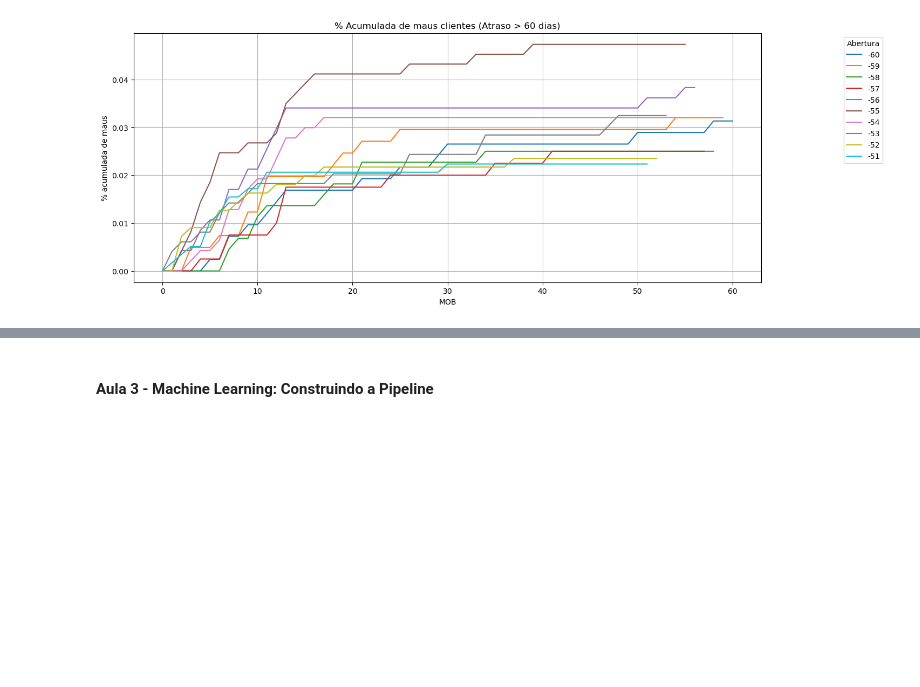
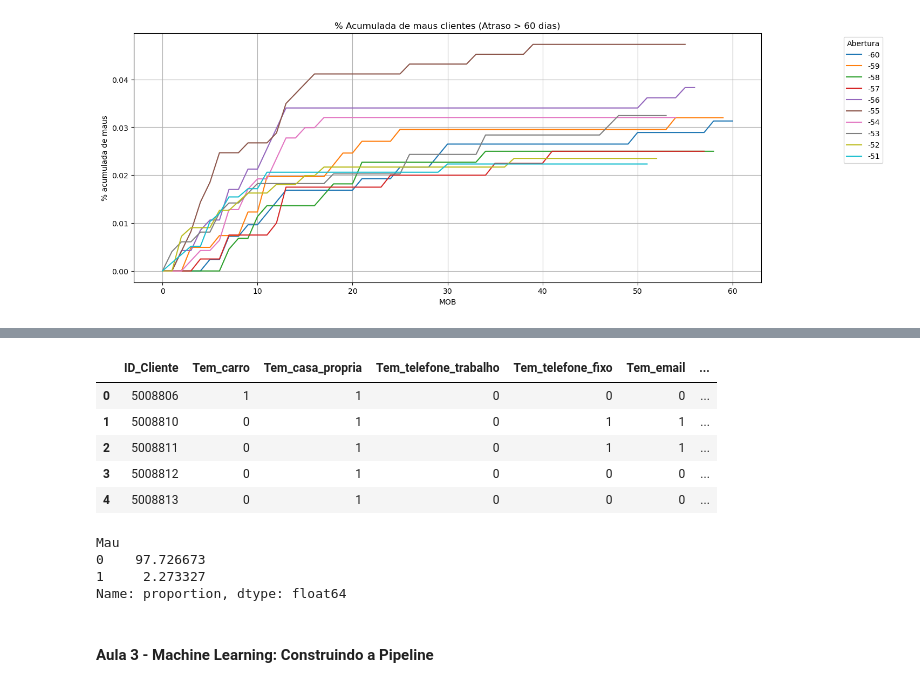
Before and after one commit to RicardViana/fiap-data-viz-and-production-models, a Jupyter notebook: deploy_de_aplicacoes.ipynb, the cells around one changed output, grey strips where cells are left out. Cells and saved outputs as stored; diff of their text form; code cells hidden in the pictures; blank space fills up the shorter version.

```diff
--- a/deploy_de_aplicacoes.ipynb
+++ b/deploy_de_aplicacoes.ipynb
@@ -815,0 +899,9 @@ plt.show()
+# %%
+# Data frame com janela maior que 12
+
+df_clientes_aprovados_tratamento1 = df_clientes_aprovados.query('Janela >= 12').copy()
+# %%
+
+df_registros_creditos_id = pd.DataFrame(df_clientes_aprovados_tratamento1.groupby('ID_Cliente').apply(verifica, include_groups=False)).reset_index()
+df_registros_creditos_id.columns = ['ID_Cliente', 'Mau']
+df_registros_creditos_id.head()
@@ -816,3 +915,44 @@ plt.show()
+# %%
+# Criar coluna target
+
+# Tratativa necessarias
+coluna = df_cadastrados_limpo['Rendimento_anual']
+
+coluna_med = coluna.mean()
+coluna_std = coluna.std()
+
+limite_sup = coluna_med + (2 * coluna_std)
+limite_inf = coluna_med - (2 * coluna_std)
+
+index_outliers = []
+
+for index, valor in coluna.items():
+  if valor > limite_sup or valor < limite_inf:
+    index_outliers.append(index)
+
+# Criar data frame cadastrados_tratamento1
+df_clientes_cadastrados_sem_outliers = df_cadastrados_limpo.drop(index_outliers)
+df_clientes_cadastrados_tratamento1 = df_clientes_cadastrados_sem_outliers
+
+# Criar data frame target
+df_registro_clientes_targets = df_clientes_cadastrados_tratamento1.merge(df_registros_creditos_id, on='ID_Cliente')
+df_registro_clientes_targets.head()
+# %% [output]
+|  | ID_Cliente | Tem_carro | Tem_casa_propria | Tem_telefone_trabalho | Tem_telefone_fixo | Tem_email | ... |
+| 0 | 5008806 | 1 | 1 | 0 | 0 | 0 | ... |
+| 1 | 5008810 | 0 | 1 | 0 | 1 | 1 | ... |
+| 2 | 5008811 | 0 | 1 | 0 | 1 | 1 | ... |
+| 3 | 5008812 | 0 | 1 | 0 | 0 | 0 | ... |
+| 4 | 5008813 | 0 | 1 | 0 | 0 | 0 | ... |
+# %%
+# Ver % de clientes bom e mau pagadores
+
+df_registro_clientes_targets['Mau'].value_counts(normalize=True)*100
+# %% [output]
+Mau
+0    97.726673
+1     2.273327
+Name: proportion, dtype: float64
 # %% [markdown]
 #### **Aula 3 - Machine Learning: Construindo a Pipeline**
 # %% [markdown]
```
Also changed, not shown: parts of 7 cells of this notebook.
